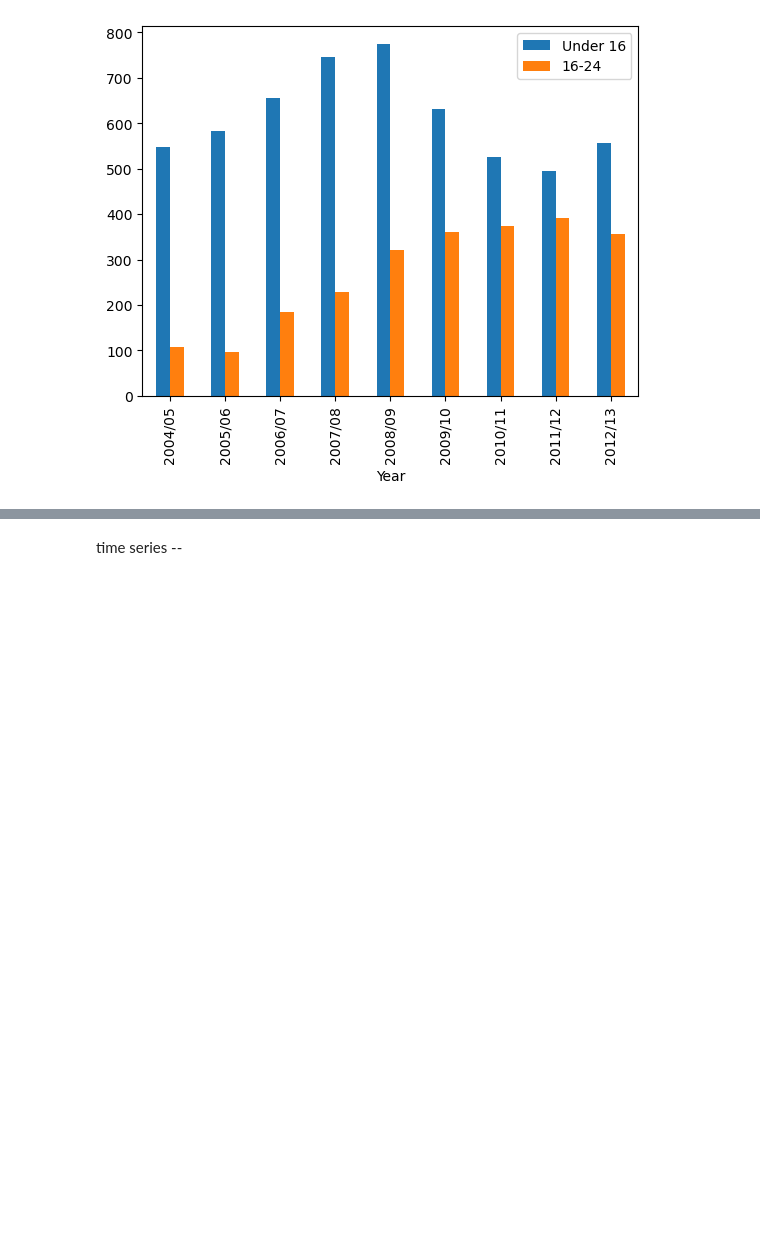
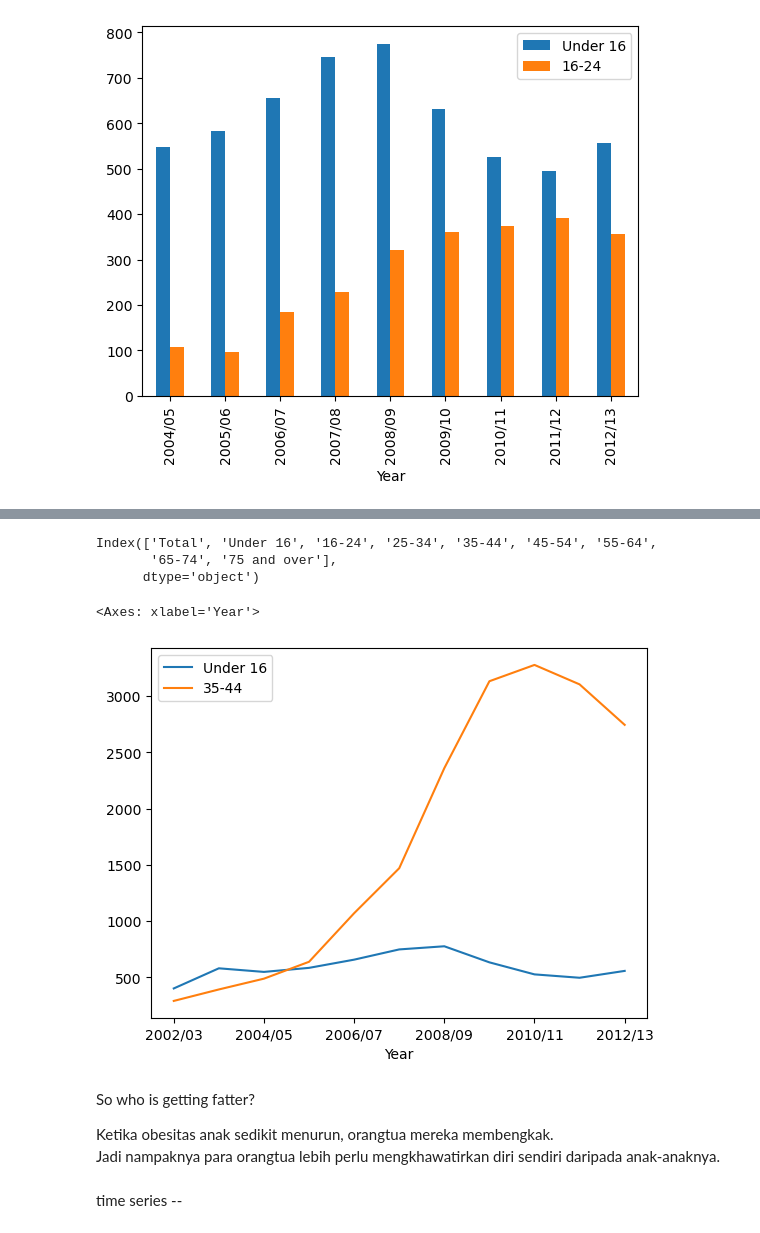
Before and after one commit to jennyaurelia/H8_1033, a Jupyter notebook: sesi6notes.ipynb, the cells around one changed output, grey strips where cells are left out. Cells and saved outputs as stored; diff of their text form; code cells hidden in the pictures; blank space fills up the shorter version.

```diff
--- a/sesi6notes.ipynb
+++ b/sesi6notes.ipynb
@@ -295,2 +313,19 @@ data_obes.loc[data_obes.Total > 2000, ['Under 16','16-24']].plot(kind='bar')
+# %%
+data_obes.columns
+# %% [output]
+Index(['Total', 'Under 16', '16-24', '25-34', '35-44', '45-54', '55-64',
+       '65-74', '75 and over'],
+      dtype='object')
+# %%
+data_obes['Under 16'].plot(label='Under 16', legend=True)
+data_obes['35-44'].plot(label='35-44', legend=True)
+# %% [output]
+<Axes: xlabel='Year'>
+[figure, added]
+# %% [markdown]
+So who is getting fatter?
+
+Ketika obesitas anak sedikit menurun, orangtua mereka membengkak.
+Jadi nampaknya para orangtua lebih perlu mengkhawatirkan diri sendiri daripada anak-anaknya.
 # %% [markdown]
 time series --
```
Also changed, not shown: parts of 25 cells of this notebook.
